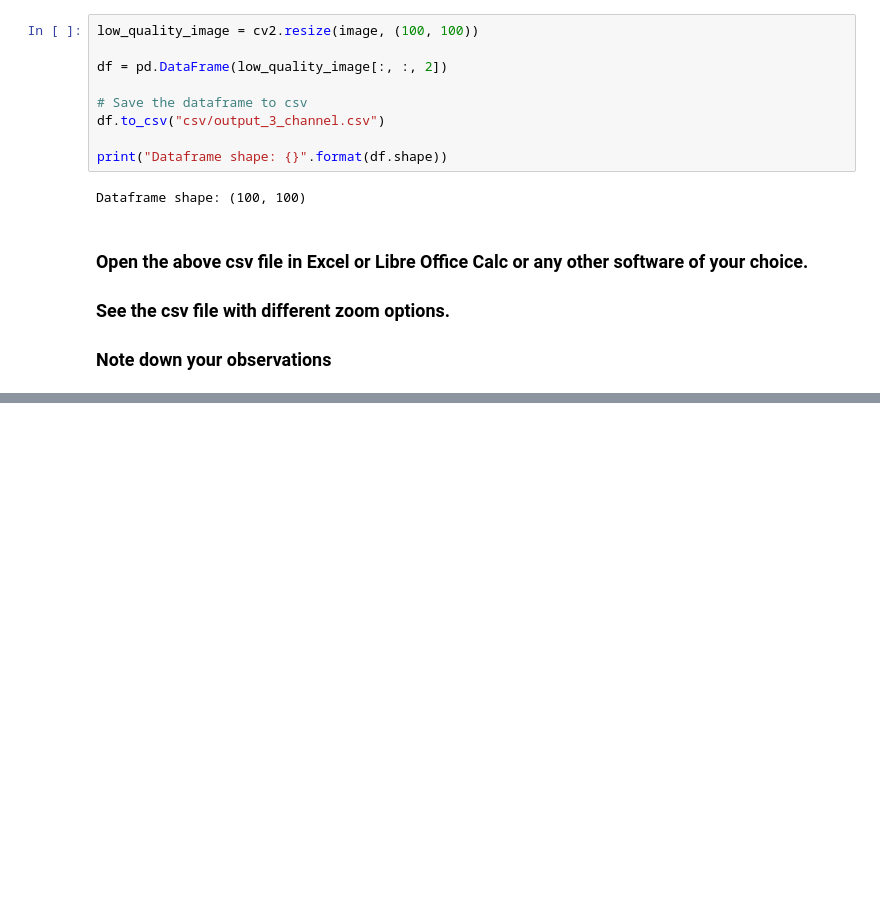
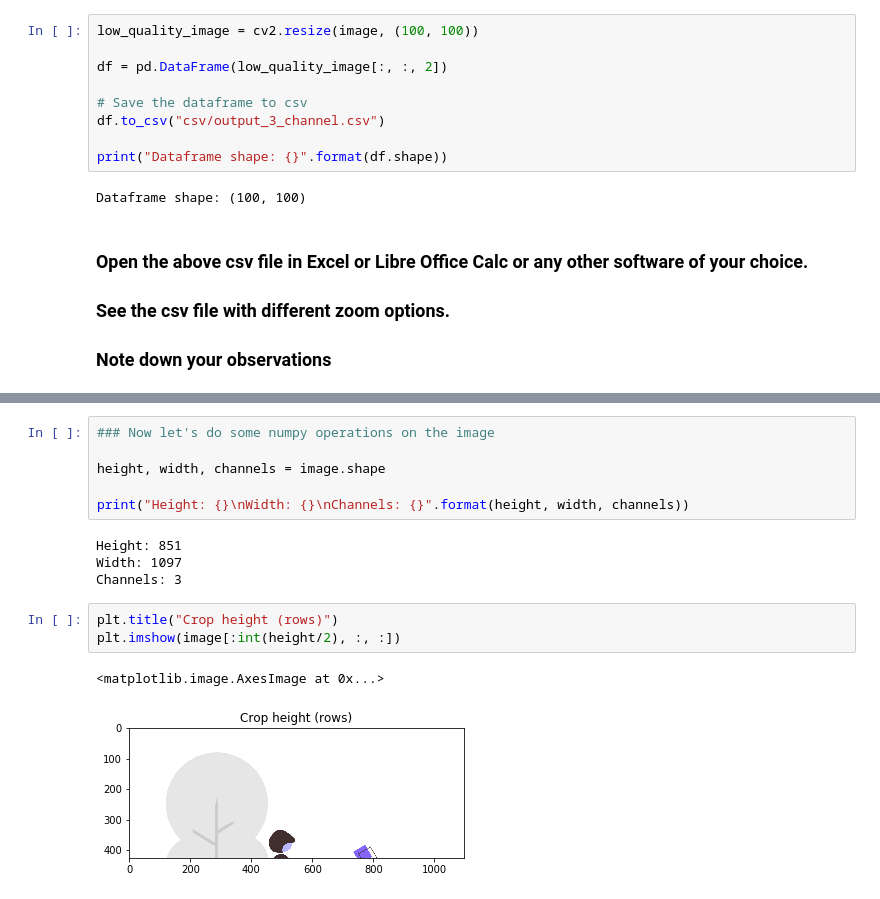
Before and after one commit to feat7/computer-vision-basics, a Jupyter notebook: 3.ipynb, the cells around one changed output, grey strips where cells are left out. Cells and saved outputs as stored; diff of their text form; blank space fills up the shorter version.

Commit message:
add: cropping images with numpy slicing

```diff
--- a/3.ipynb
+++ b/3.ipynb
@@ -126,0 +114,16 @@ df
+# %%
+### Now let's do some numpy operations on the image
+
+height, width, channels = image.shape
+
+print("Height: {}\nWidth: {}\nChannels: {}".format(height, width, channels))
+# %% [output]
+Height: 851
+Width: 1097
+Channels: 3
+# %%
+plt.title("Crop height (rows)")
+plt.imshow(image[:int(height/2), :, :])
+# %% [output]
+<matplotlib.image.AxesImage at 0x...>
+[figure, added]
```
Also changed, not shown: parts of 5 cells of this notebook.
